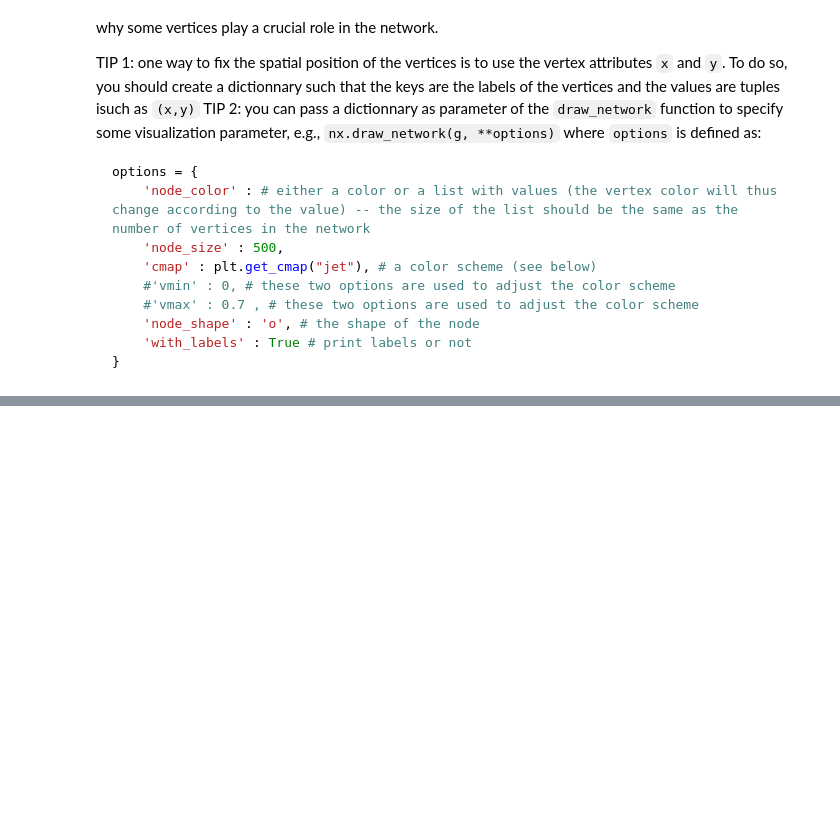
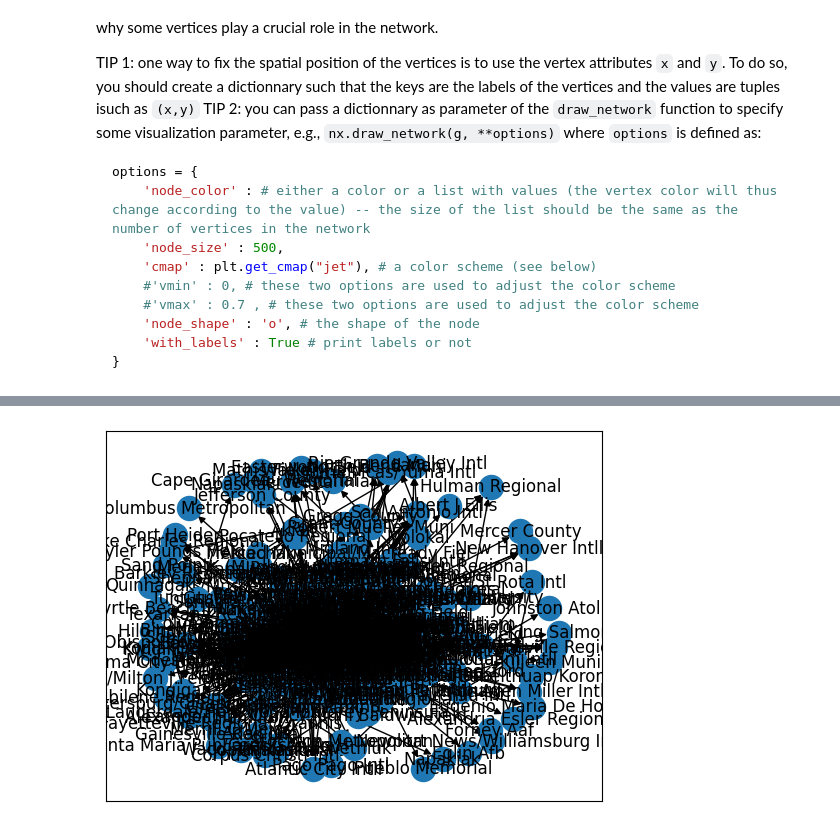
Before and after one commit to mianzha/Zhao_Mian_TSE, a Jupyter notebook: tp1_m2dsss.ipynb, the cells around one changed output, grey strips where cells are left out. Saved outputs shown, nothing was run; the diff lists cells and outputs as text; code cells hidden in the pictures; blank space fills up the shorter version.

```diff
--- a/tp1_m2dsss.ipynb
+++ b/tp1_m2dsss.ipynb
@@ -268,0 +323,4 @@ options = {
+# %%
+nx.draw_networkx(air_g)
+# %% [output]
+[figure, added]
```
Also changed, not shown: parts of 11 cells of this notebook.
